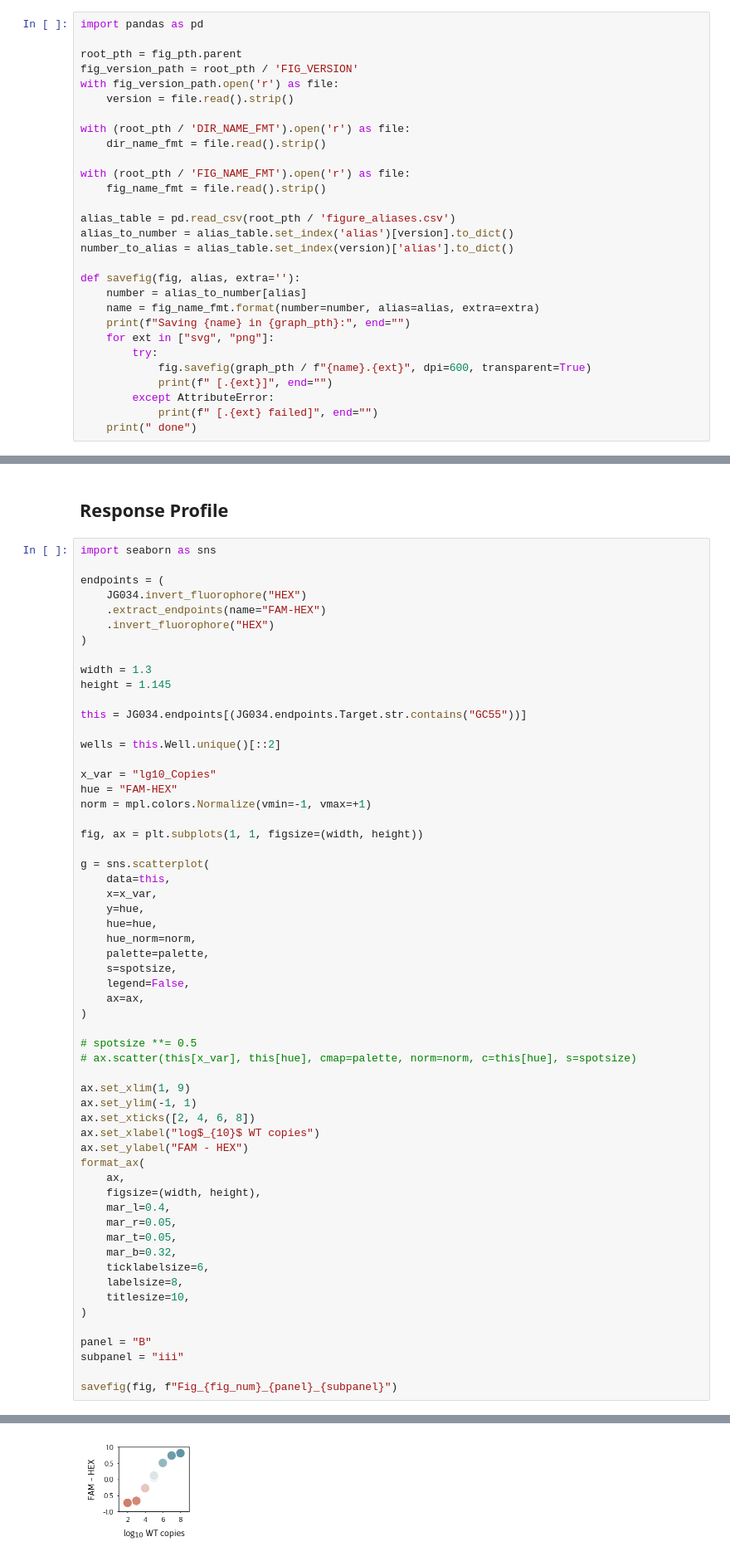
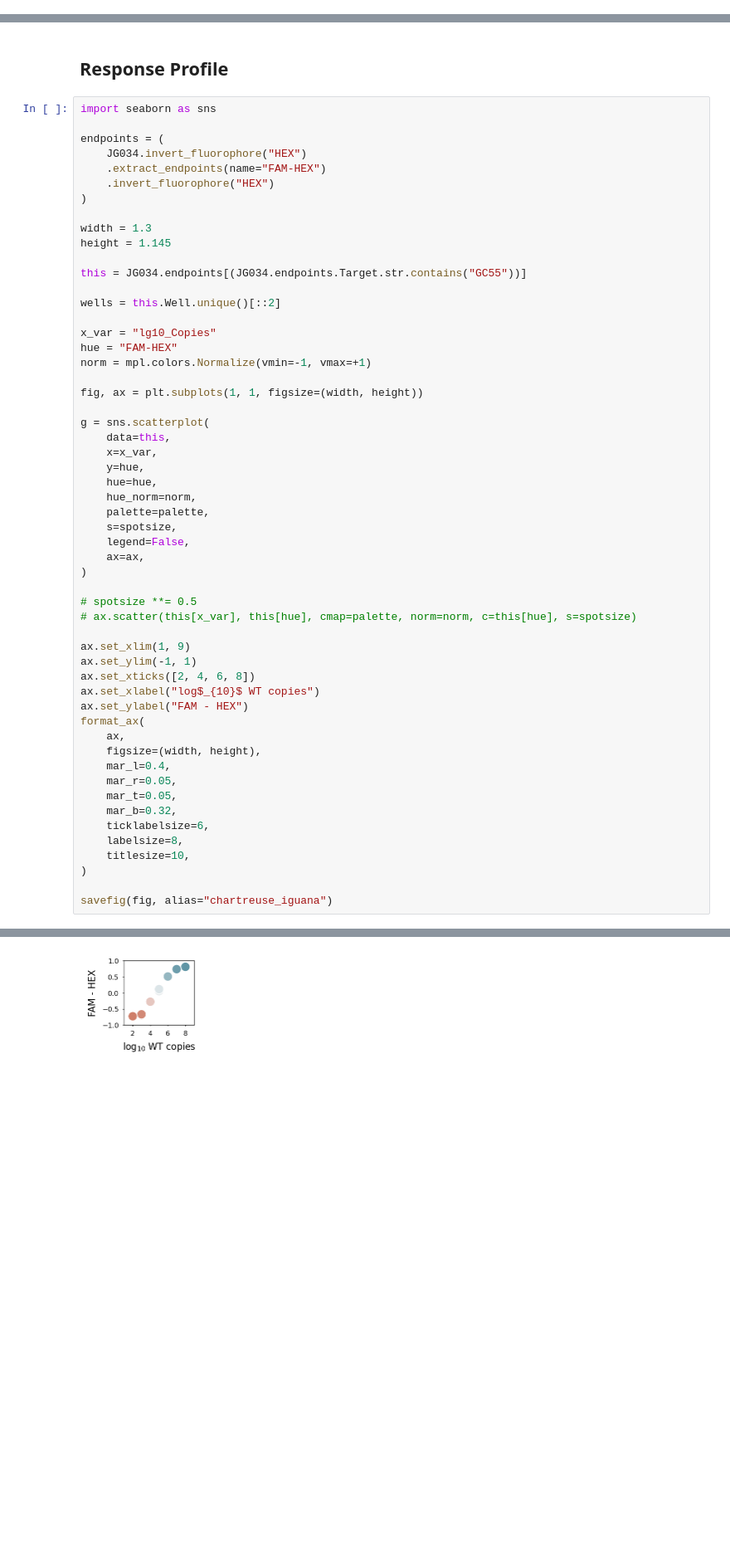
Before and after one commit to JohnGoertz/can-manuscript, a Jupyter notebook: fig_1__sculpted_antelope/code/fig_1__sculpted_antelope__Overview.ipynb, the cells around one changed output, grey strips where cells are left out. Shown at 83% size. Drawn from its saved outputs; the diff is of its cells as text; blank space fills up the shorter version.

Commit message:
retrofit figure alias naming for fig_1__sculpted_antelope

```diff
--- a/fig_1__sculpted_antelope/code/fig_1__sculpted_antelope__Overview.ipynb
+++ b/fig_1__sculpted_antelope/code/fig_1__sculpted_antelope__Overview.ipynb
@@ -24,35 +23,6 @@ fig_num = 1
 plt.style.use(str(can.style.breve))
 
 %config InlineBackend.figure_format = 'retina'
-# %%
-import pandas as pd
-
-root_pth = fig_pth.parent
-fig_version_path = root_pth / 'FIG_VERSION'
-with fig_version_path.open('r') as file:
-    version = file.read().strip()
-
-with (root_pth / 'DIR_NAME_FMT').open('r') as file:
-    dir_name_fmt = file.read().strip()
-
-with (root_pth / 'FIG_NAME_FMT').open('r') as file:
-    fig_name_fmt = file.read().strip()
-
-alias_table = pd.read_csv(root_pth / 'figure_aliases.csv')
-alias_to_number = alias_table.set_index('alias')[version].to_dict()
-number_to_alias = alias_table.set_index(version)['alias'].to_dict()
-
-def savefig(fig, alias, extra=''):
-    number = alias_to_number[alias]
-    name = fig_name_fmt.format(number=number, alias=alias, extra=extra)
-    print(f"Saving {name} in {graph_pth}:", end="")
-    for ext in ["svg", "png"]:
-        try:
-            fig.savefig(graph_pth / f"{name}.{ext}", dpi=600, transparent=True)
-            print(f" [.{ext}]", end="")
-        except AttributeError:
-            print(f" [.{ext} failed]", end="")
-    print(" done")
 # %% [markdown]
 ## Global Figure Parameters
 # %%
@@ -593,8 +548,5 @@ format_ax(
     titlesize=10,
 )
 
-panel = "B"
-subpanel = "iii"
-
-savefig(fig, f"Fig_{fig_num}_{panel}_{subpanel}")
+savefig(fig, alias="chartreuse_iguana")
 # %% [output]
@@ -602,4 +554,4 @@ Saving Fig_1_B_iii in /home/john/projects/CAN_paper/fig_1/graphics: [.svg] [.png
-[figure, old version]
+[figure, new version]
 # %% [markdown]
 # Reaction components
 # %%
```
Also changed, not shown: parts of 11 cells of this notebook, 31 other files.
